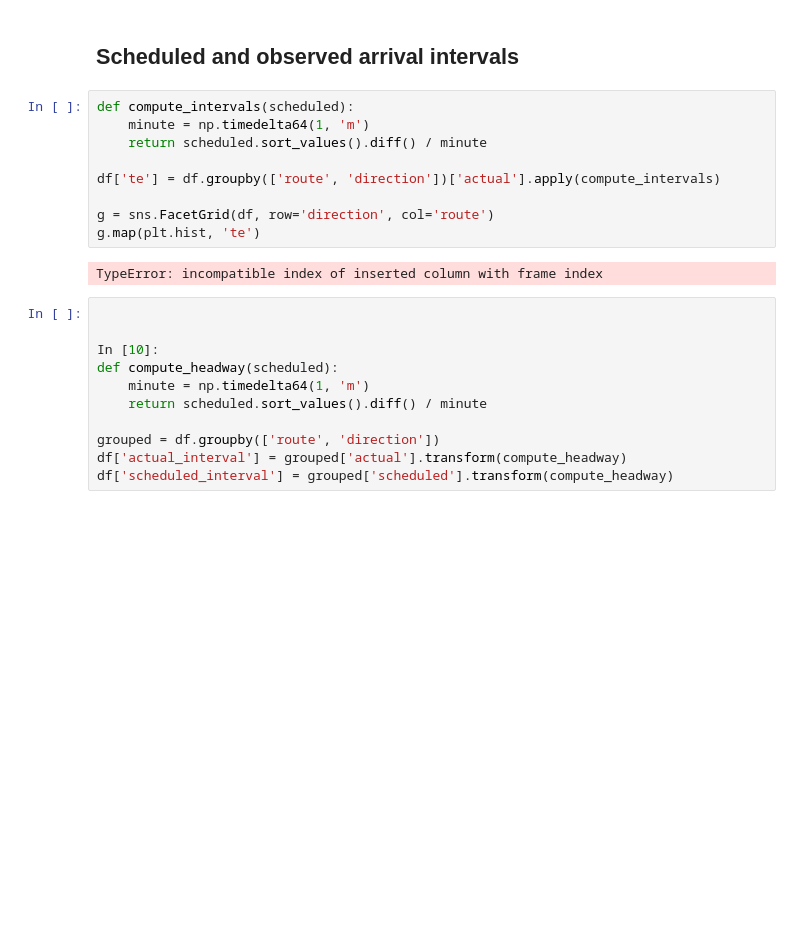
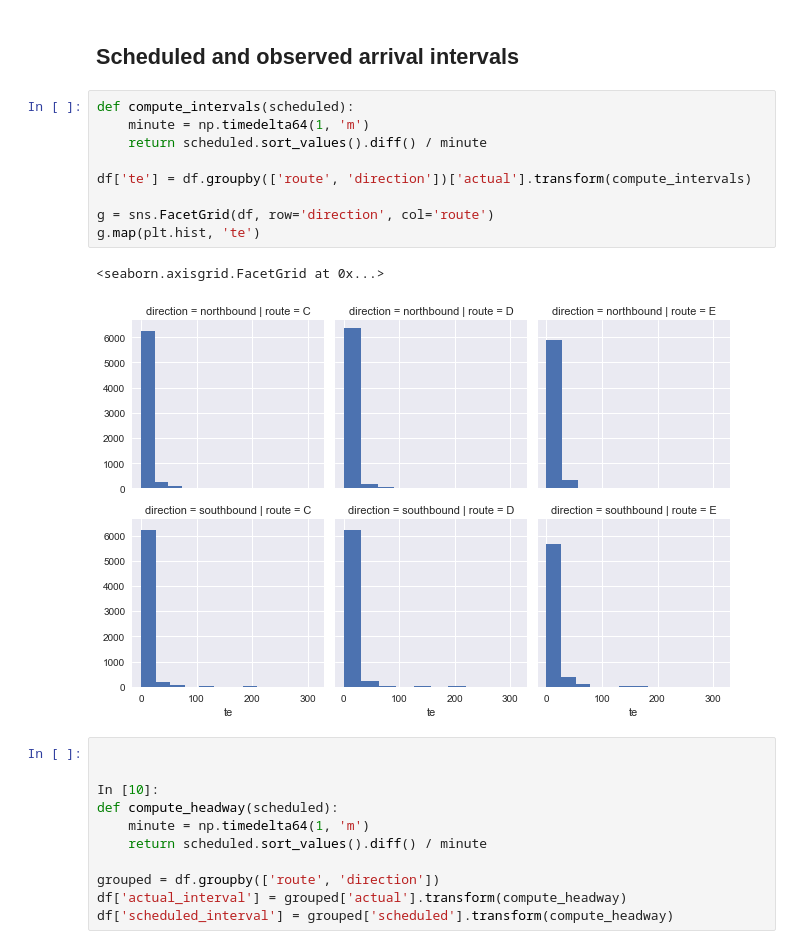
Before and after one commit to fabiangunzinger/bus_paradox, a Jupyter notebook: waiting_time_paradox.ipynb, the cells around one changed output. Saved outputs shown, nothing was run; the diff lists cells and outputs as text; blank space fills up the shorter version.

Commit message:
Plotting delays

```diff
--- a/waiting_time_paradox.ipynb
+++ b/waiting_time_paradox.ipynb
@@ -202,14 +202,15 @@ g.set_axis_labels('Minutes late', 'Number of buses');
 # %%
 def compute_intervals(scheduled):
     minute = np.timedelta64(1, 'm')
     return scheduled.sort_values().diff() / minute
 
-df['te'] = df.groupby(['route', 'direction'])['actual'].apply(compute_intervals)
+df['te'] = df.groupby(['route', 'direction'])['actual'].transform(compute_intervals)
 
 g = sns.FacetGrid(df, row='direction', col='route')
 g.map(plt.hist, 'te')
 # %% [output]
-TypeError: incompatible index of inserted column with frame index
+<seaborn.axisgrid.FacetGrid at 0x...>
+[figure, added]
 # %%
 
 
```
